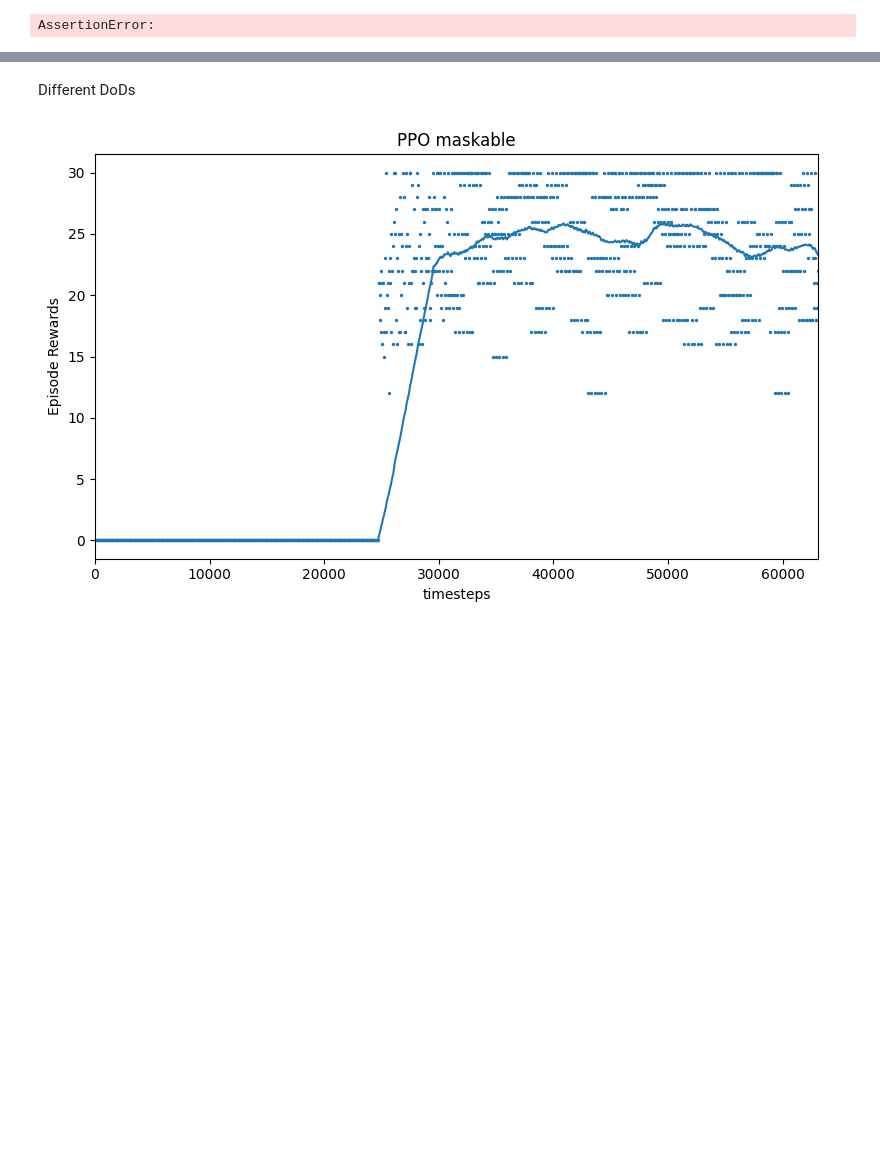
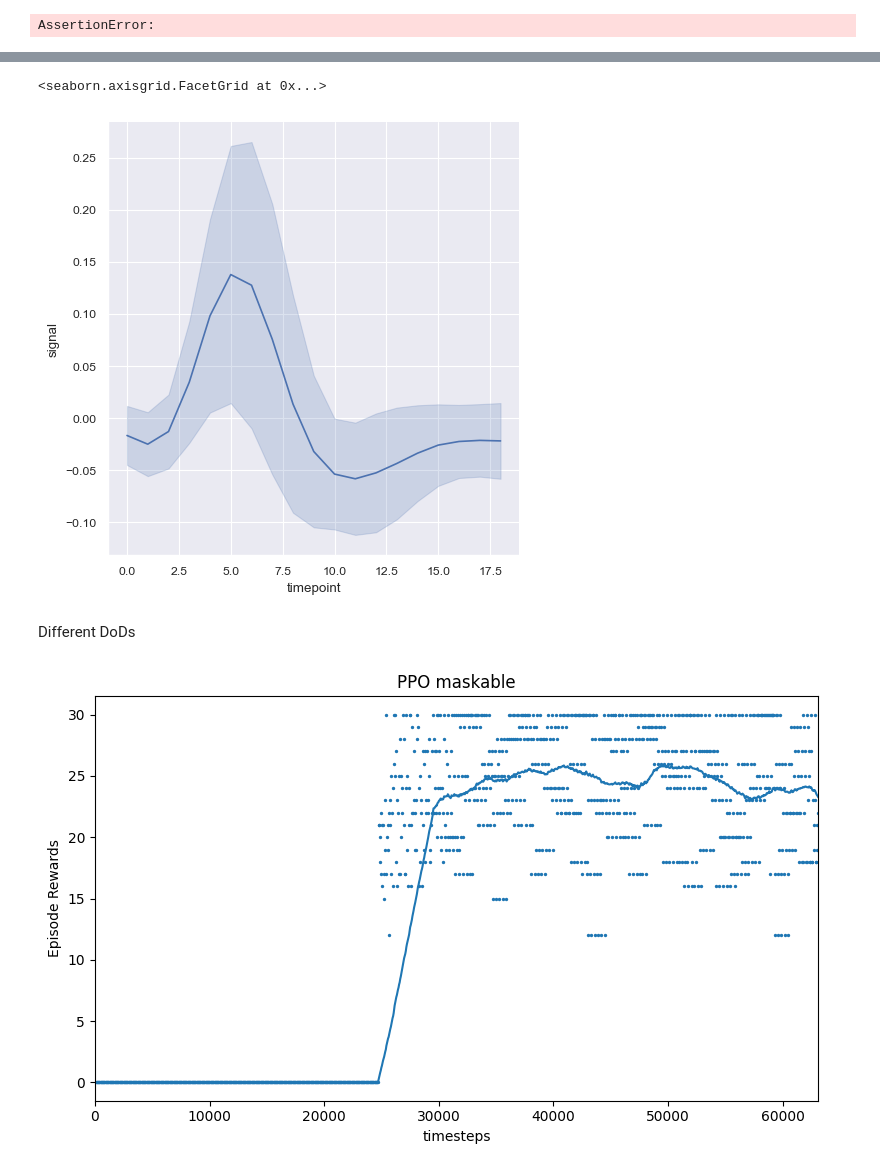
Before and after one commit to Farid-Najar/DynamicQVRP, a Jupyter notebook: results.ipynb, the cells around one changed output, grey strips where cells are left out. Drawn from its saved outputs; the diff is of its cells as text; code cells hidden in the pictures; blank space fills up the shorter version.

```diff
--- a/results.ipynb
+++ b/results.ipynb
@@ -109,0 +196,3 @@ AssertionError:
+# %%
+fmri = sns.load_dataset("fmri")
+fmri
@@ -110,3 +213,12 @@ AssertionError:
+# %%
+sns.relplot(
+    data=fmri, kind="line",
+    x="timepoint", y="signal",
+    errorbar="sd",
+)
+# %% [output]
+<seaborn.axisgrid.FacetGrid at 0x...>
+[figure, added]
 # %% [markdown]
 Different DoDs
 # %%
```
Also changed, not shown: parts of 15 cells of this notebook, 2 other files.
